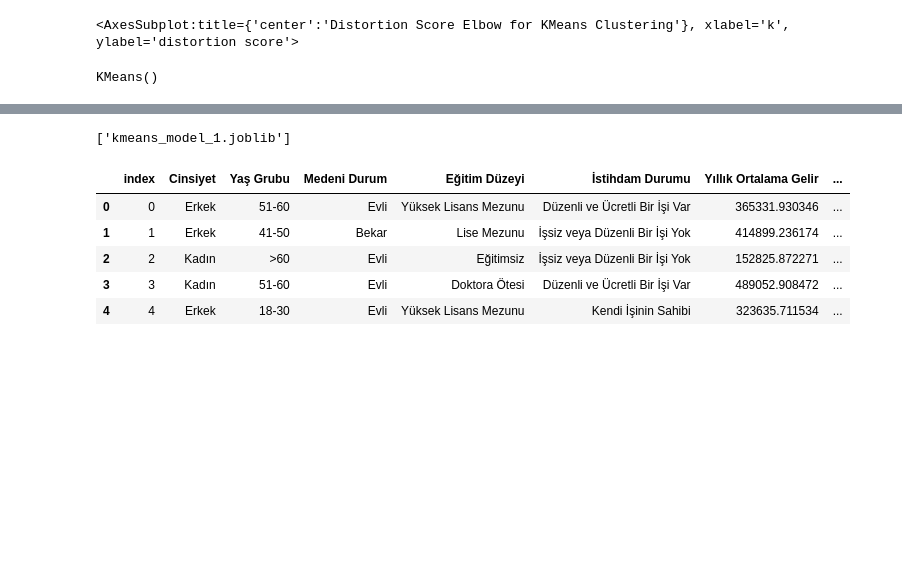
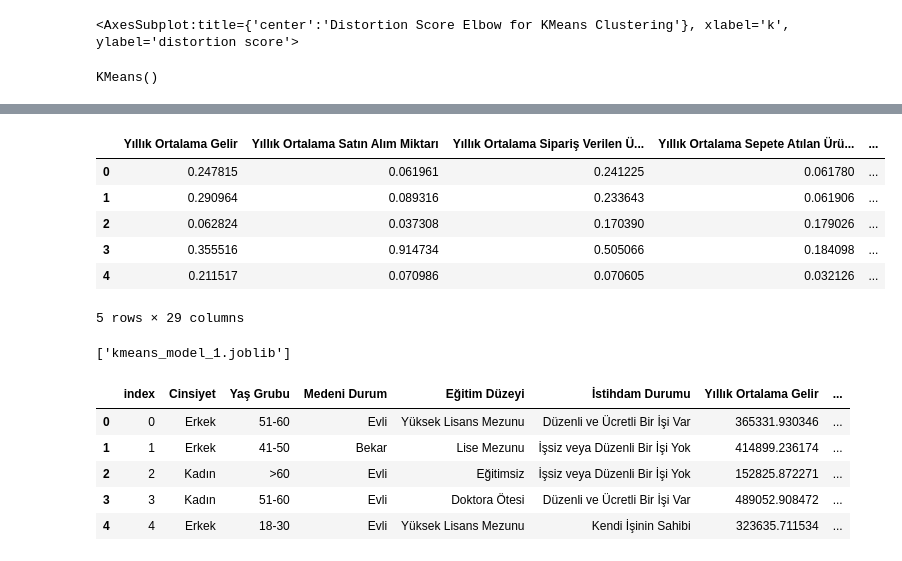
Before and after one commit to lte03/DATATHON2023, a Jupyter notebook: chat.ipynb, the cells around one changed output, grey strips where cells are left out. Cells and saved outputs as stored; diff of their text form; code cells hidden in the pictures; blank space fills up the shorter version.

```diff
--- a/chat.ipynb
+++ b/chat.ipynb
@@ -288,3 +308,13 @@ KMeans()
+# %%
+df.head()
+# %% [output]
+|  | Yıllık Ortalama Gelir | Yıllık Ortalama Satın Alım Miktarı | Yıllık Ortalama Sipariş Verilen Ü... | Yıllık Ortalama Sepete Atılan Ürü... | ... |
+| 0 | 0.247815 | 0.061961 | 0.241225 | 0.061780 | ... |
+| 1 | 0.290964 | 0.089316 | 0.233643 | 0.061906 | ... |
+| 2 | 0.062824 | 0.037308 | 0.170390 | 0.179026 | ... |
+| 3 | 0.355516 | 0.914734 | 0.505066 | 0.184098 | ... |
+| 4 | 0.211517 | 0.070986 | 0.070605 | 0.032126 | ... |
+5 rows × 29 columns
 # %%
 k_fit=kmeans.fit(data)
 # %%
```
Also changed, not shown: parts of 29 cells of this notebook, 3 other files.
